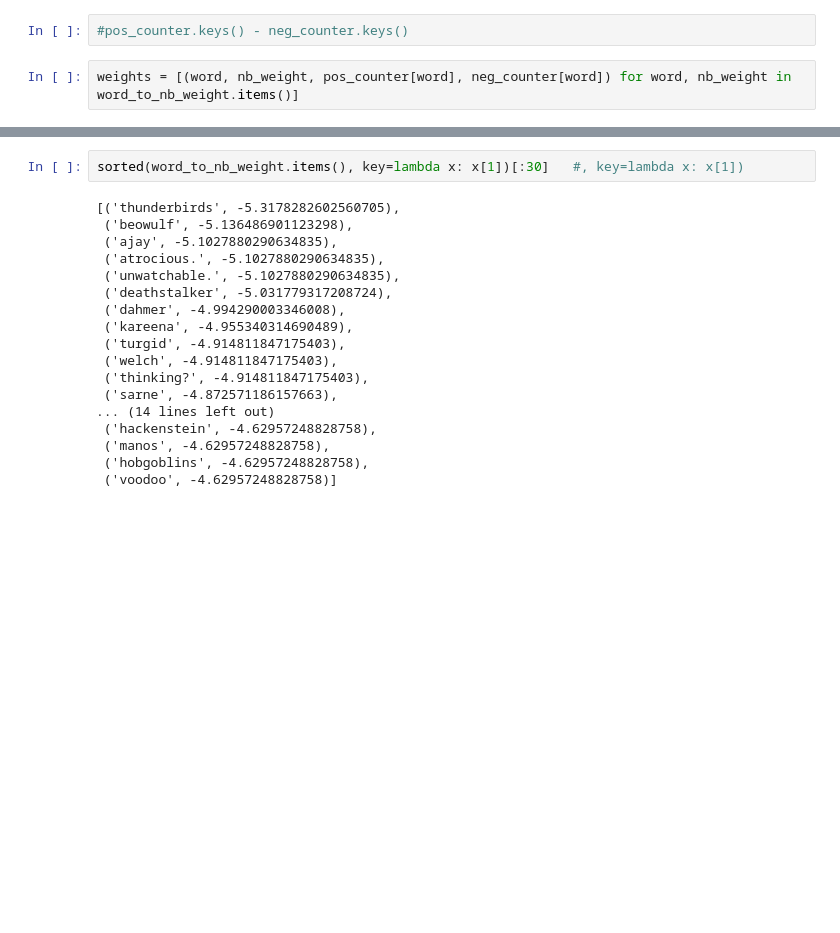
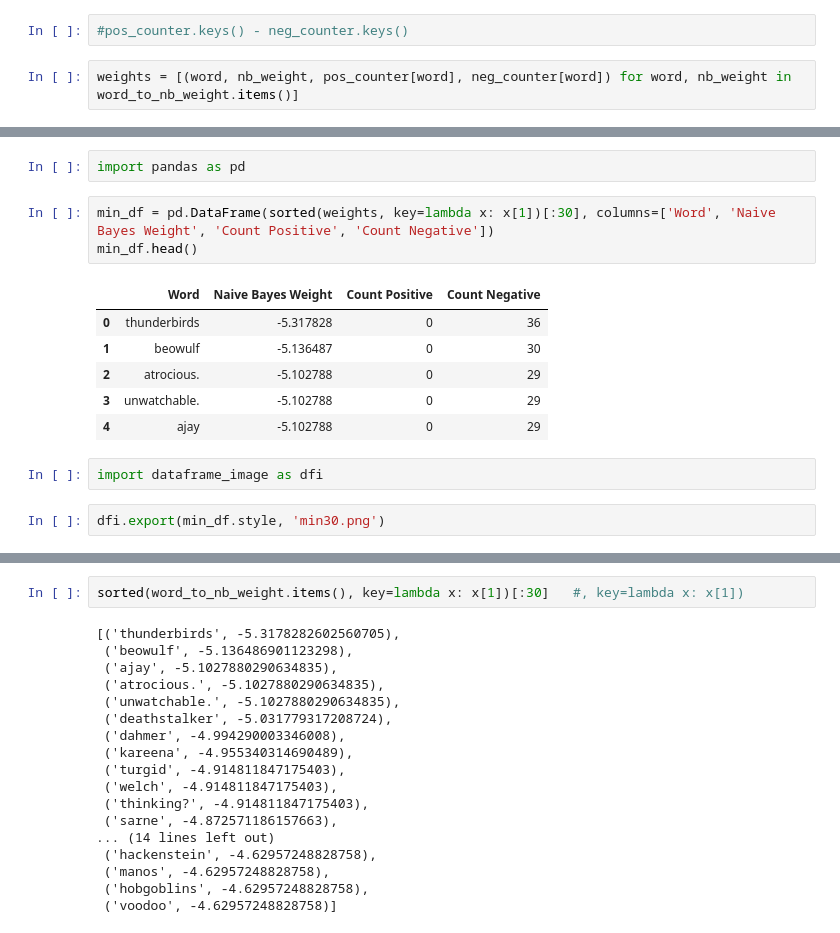
Before and after one commit to rodion-s/filimdb_evaluation, a Jupyter notebook: NaiveBayesTask/WorkPlace.ipynb, the cells around one changed output, grey strips where cells are left out. Drawn from its saved outputs; the diff is of its cells as text; blank space fills up the shorter version.

```diff
--- a/NaiveBayesTask/WorkPlace.ipynb
+++ b/NaiveBayesTask/WorkPlace.ipynb
@@ -134,0 +135,16 @@ sorted(weights, key=lambda x: x[1])[::-1][:30]
+# %%
+import pandas as pd
+# %%
+min_df = pd.DataFrame(sorted(weights, key=lambda x: x[1])[:30], columns=['Word', 'Naive Bayes Weight', 'Count Positive', 'Count Negative'])
+min_df.head()
+# %% [output]
+|  | Word | Naive Bayes Weight | Count Positive | Count Negative |
+| 0 | thunderbirds | -5.317828 | 0 | 36 |
+| 1 | beowulf | -5.136487 | 0 | 30 |
+| 2 | atrocious. | -5.102788 | 0 | 29 |
+| 3 | unwatchable. | -5.102788 | 0 | 29 |
+| 4 | ajay | -5.102788 | 0 | 29 |
+# %%
+import dataframe_image as dfi
+# %%
+dfi.export(min_df.style, 'min30.png')
```
Also changed, not shown: parts of 8 cells of this notebook, 9 other files.
